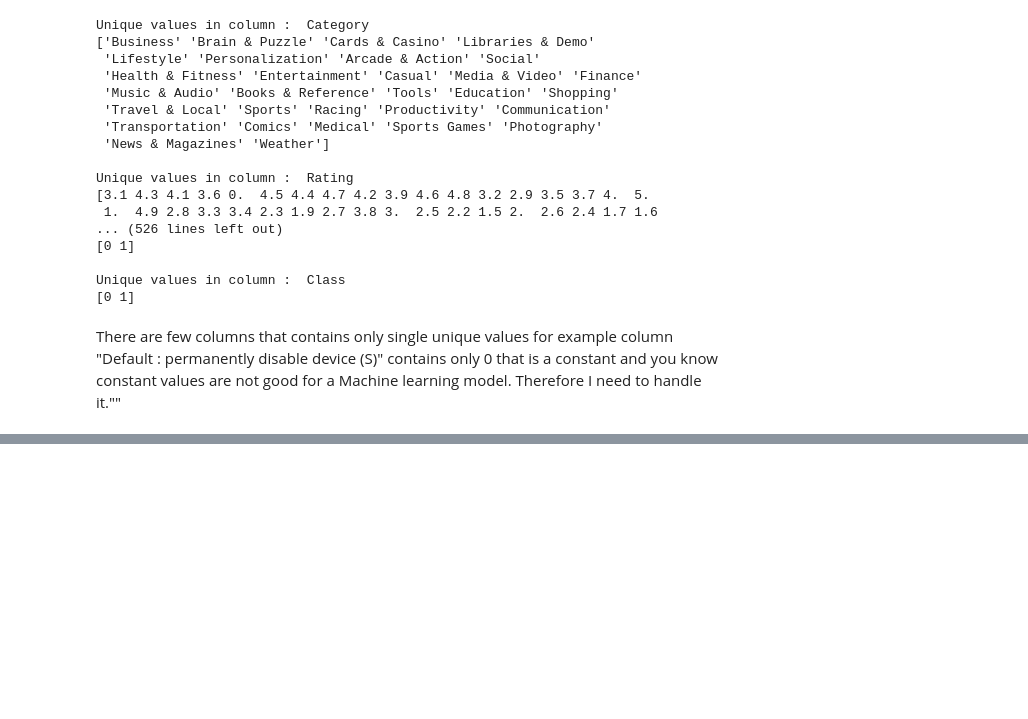
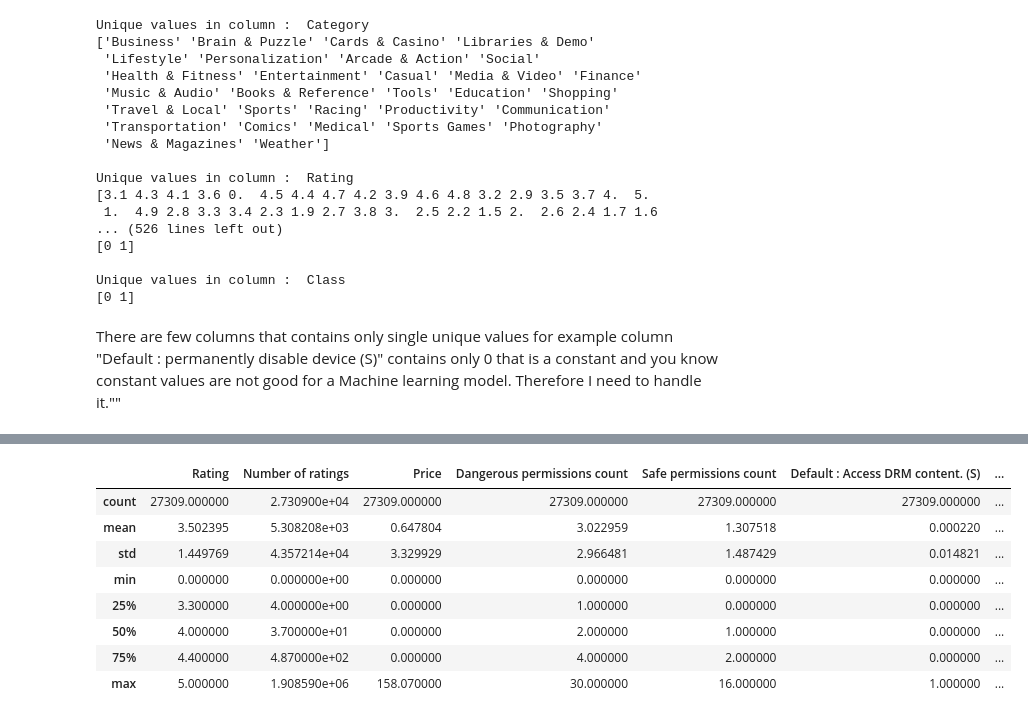
Before and after one commit to mdismailquraishicse/AndroidAuthencityPrediction, a Jupyter notebook: eda.ipynb, the cells around one changed output, grey strips where cells are left out. Drawn from its saved outputs; the diff is of its cells as text; code cells hidden in the pictures; blank space fills up the shorter version.

```diff
--- a/eda.ipynb
+++ b/eda.ipynb
@@ -175,0 +174,12 @@ df.head()
+# %%
+df.describe()
+# %% [output]
+|  | Rating | Number of ratings | Price | Dangerous permissions count | Safe permissions count | Default : Access DRM content. (S) | ... |
+| count | 27309.000000 | 2.730900e+04 | 27309.000000 | 27309.000000 | 27309.000000 | 27309.000000 | ... |
+| mean | 3.502395 | 5.308208e+03 | 0.647804 | 3.022959 | 1.307518 | 0.000220 | ... |
+| std | 1.449769 | 4.357214e+04 | 3.329929 | 2.966481 | 1.487429 | 0.014821 | ... |
+| min | 0.000000 | 0.000000e+00 | 0.000000 | 0.000000 | 0.000000 | 0.000000 | ... |
+| 25% | 3.300000 | 4.000000e+00 | 0.000000 | 1.000000 | 0.000000 | 0.000000 | ... |
+| 50% | 4.000000 | 3.700000e+01 | 0.000000 | 2.000000 | 1.000000 | 0.000000 | ... |
+| 75% | 4.400000 | 4.870000e+02 | 0.000000 | 4.000000 | 2.000000 | 0.000000 | ... |
+| max | 5.000000 | 1.908590e+06 | 158.070000 | 30.000000 | 16.000000 | 1.000000 | ... |
```
Also changed, not shown: parts of 7 cells of this notebook.
